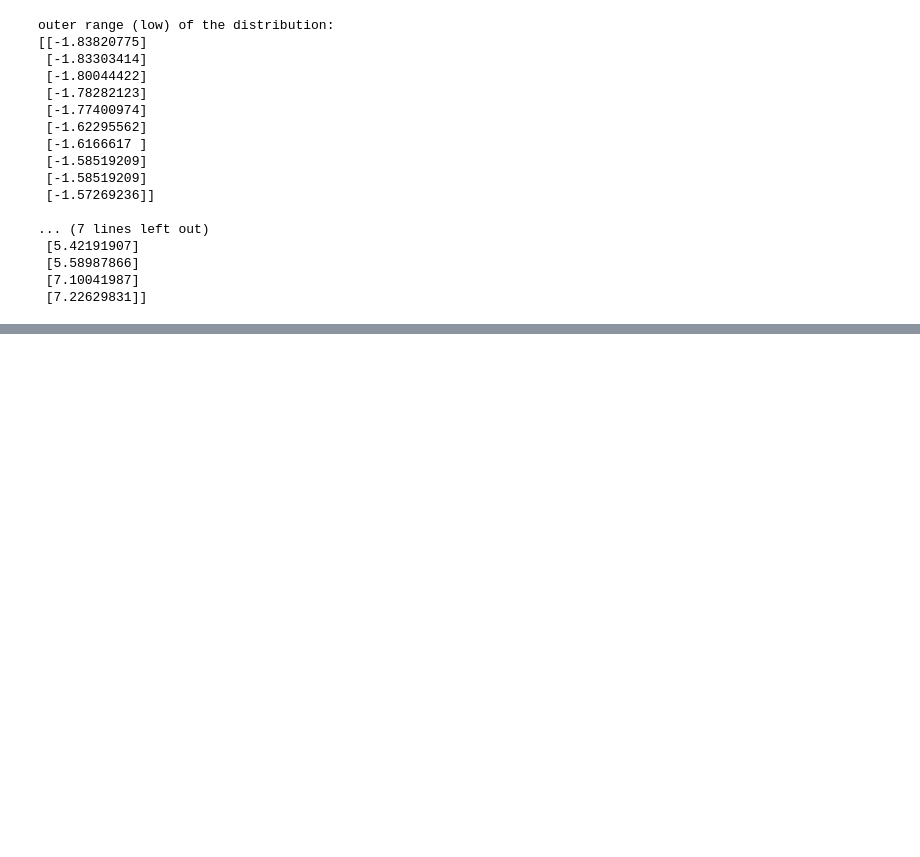
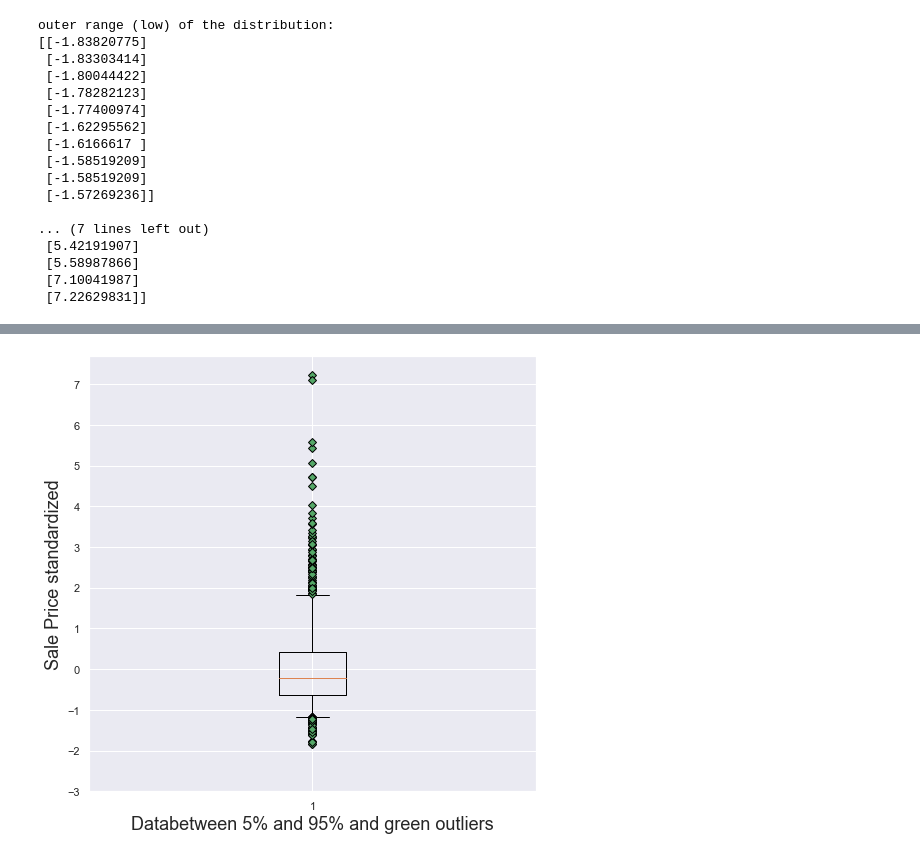
Before and after one commit to joaothomazlemos/house-price-predictor, a Jupyter notebook: housePricePredictor.ipynb, the cells around one changed output, grey strips where cells are left out. Drawn from its saved outputs; the diff is of its cells as text; code cells hidden in the pictures; blank space fills up the shorter version.

Commit message:
handling outliers and boxplot for salesPrice variance

```diff
--- a/housePricePredictor.ipynb
+++ b/housePricePredictor.ipynb
@@ -321,0 +362,12 @@ outer range (low) of the distribution:
+# %%
+
+plt.figure(figsize=(8,8))
+green_diamond = dict(markerfacecolor='g', marker='D')
+plt.boxplot(x=saleprice_scaled, flierprops=green_diamond, whis=[5, 95])
+plt.xlabel('Databetween 5% and 95% and green outliers',fontsize=18)
+plt.yticks(np.arange(-3,8))
+plt.ylabel('Sale Price standardized',fontsize=18)
+
+plt.show()
+# %% [output]
+[figure, added]
```
Also changed, not shown: parts of 13 cells of this notebook.
